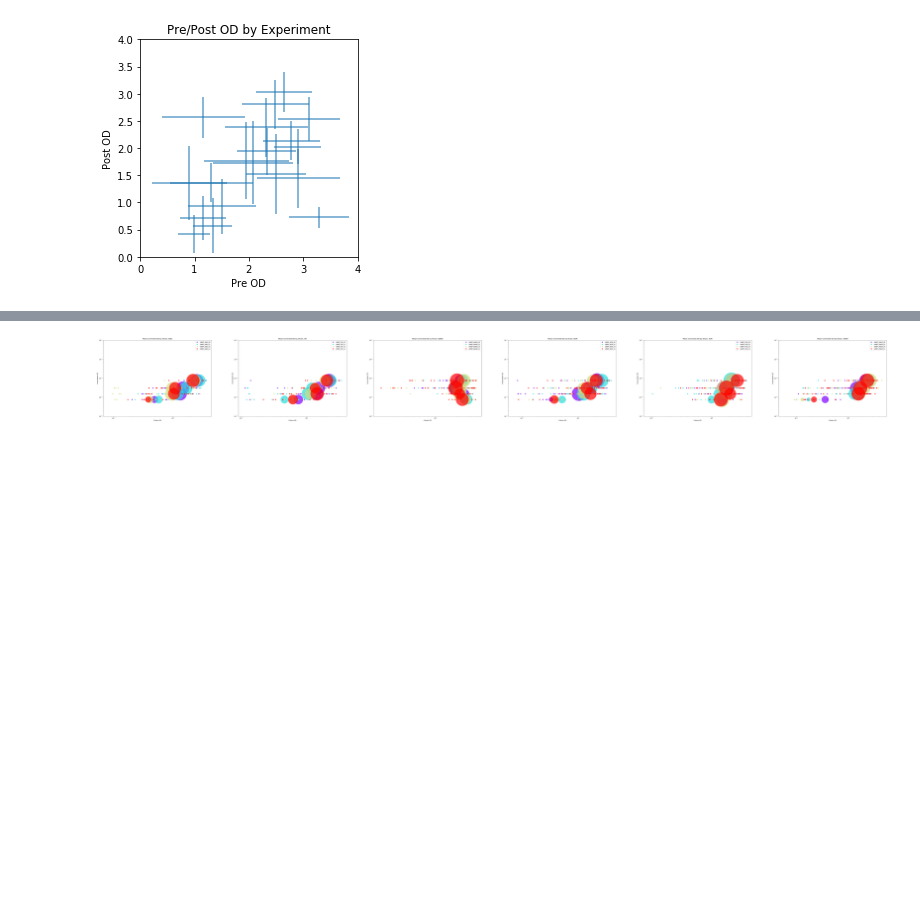
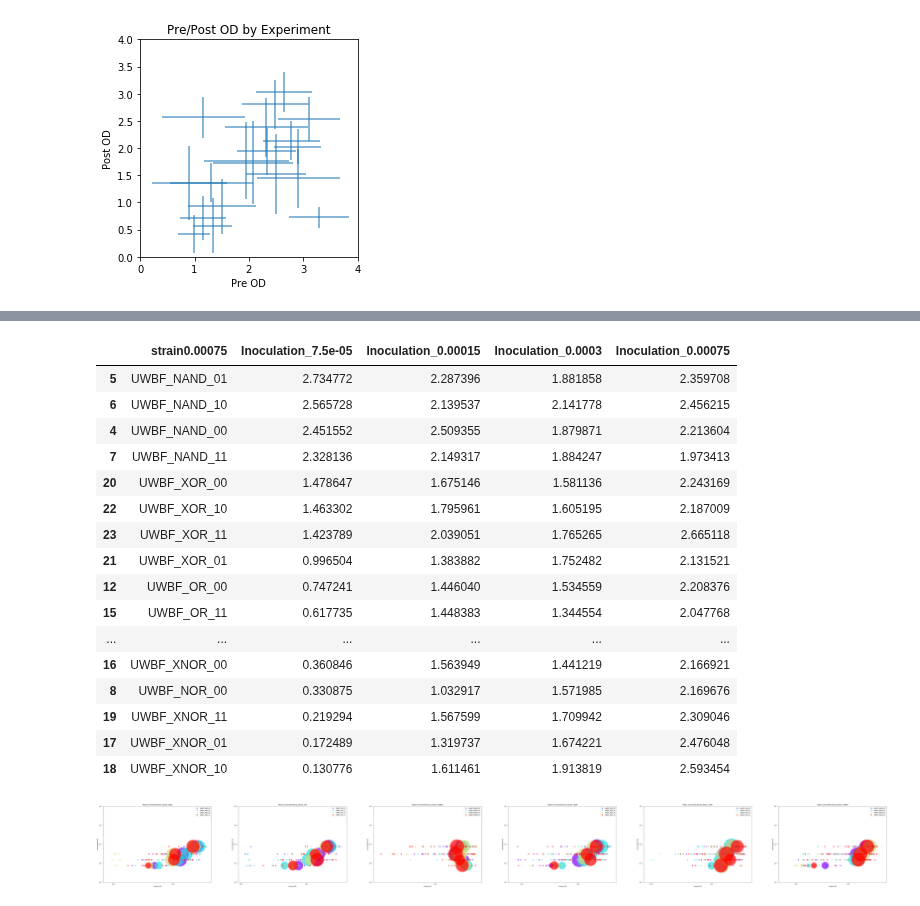
Before and after one commit to SD2E/pysd2cat, a Jupyter notebook: notebooks/YeastStatesODAnalysis.ipynb, the cells around one changed output, grey strips where cells are left out. Saved outputs shown, nothing was run; the diff lists cells and outputs as text; code cells hidden in the pictures; blank space fills up the shorter version.

Commit message:
add strain ranking

```diff
--- a/notebooks/YeastStatesODAnalysis.ipynb
+++ b/notebooks/YeastStatesODAnalysis.ipynb
@@ -91,4 +100,41 @@ plot=od_plot.get_strain_statistics_by_od_plot(result)
 [figure]
+# %%
+# Get ranked list of strain growth
+od_groups = result.drop(columns=['pre_OD600', 'strain_circuit']).groupby(['od'])
+
+sorted_strains = pd.DataFrame()
+for i, od_group in od_groups:
+    #od_group = od_group.sort_values([('OD600', 'mean')], ascending=False)
+
+    od_group.columns = ['_'.join(col).strip() for col in od_group.columns.values]
+    od = od_group['od_'].unique()[0]
+    od_group = od_group.rename(index=str, columns={"OD600_mean": "Inoculation_" + str(od)})
+    od_group = od_group.drop(columns=['od_', 'OD600_std'])
+    if len(sorted_strains) == 0:
+        sorted_strains = od_group
+    else:
+        sorted_strains = sorted_strains.merge(od_group, on='strain_')
+sorted_strains = sorted_strains.rename(index=str, columns={"strain_": "strain" + str(od)})
+sorted_strains = sorted_strains.sort_values(['Inoculation_7.5e-05'], ascending=False)
+sorted_strains
+# %% [output]
+|  | strain0.00075 | Inoculation_7.5e-05 | Inoculation_0.00015 | Inoculation_0.0003 | Inoculation_0.00075 |
+| 5 | UWBF_NAND_01 | 2.734772 | 2.287396 | 1.881858 | 2.359708 |
+| 6 | UWBF_NAND_10 | 2.565728 | 2.139537 | 2.141778 | 2.456215 |
+| 4 | UWBF_NAND_00 | 2.451552 | 2.509355 | 1.879871 | 2.213604 |
+| 7 | UWBF_NAND_11 | 2.328136 | 2.149317 | 1.884247 | 1.973413 |
+| 20 | UWBF_XOR_00 | 1.478647 | 1.675146 | 1.581136 | 2.243169 |
+| 22 | UWBF_XOR_10 | 1.463302 | 1.795961 | 1.605195 | 2.187009 |
+| 23 | UWBF_XOR_11 | 1.423789 | 2.039051 | 1.765265 | 2.665118 |
+| 21 | UWBF_XOR_01 | 0.996504 | 1.383882 | 1.752482 | 2.131521 |
+| 12 | UWBF_OR_00 | 0.747241 | 1.446040 | 1.534559 | 2.208376 |
+| 15 | UWBF_OR_11 | 0.617735 | 1.448383 | 1.344554 | 2.047768 |
+| ... | ... | ... | ... | ... | ... |
+| 16 | UWBF_XNOR_00 | 0.360846 | 1.563949 | 1.441219 | 2.166921 |
+| 8 | UWBF_NOR_00 | 0.330875 | 1.032917 | 1.571985 | 2.169676 |
+| 19 | UWBF_XNOR_11 | 0.219294 | 1.567599 | 1.709942 | 2.309046 |
+| 17 | UWBF_XNOR_01 | 0.172489 | 1.319737 | 1.674221 | 2.476048 |
+| 18 | UWBF_XNOR_10 | 0.130776 | 1.611461 | 1.913819 | 2.593454 |
 # %%
 plot=od_plot.get_strain_by_od_plot(df, result)
 # %% [output]
```
Also changed, not shown: parts of 2 cells of this notebook.
